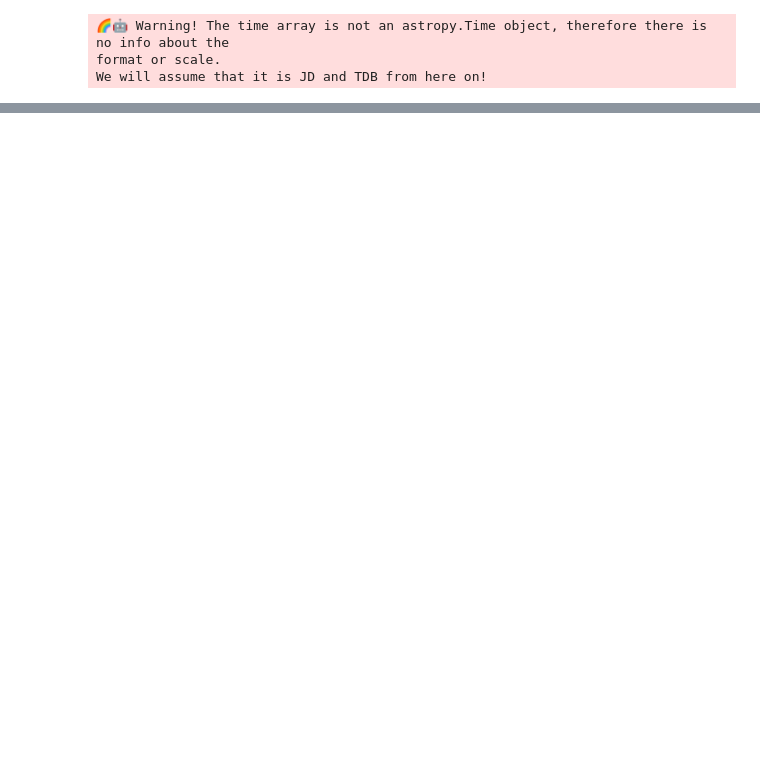
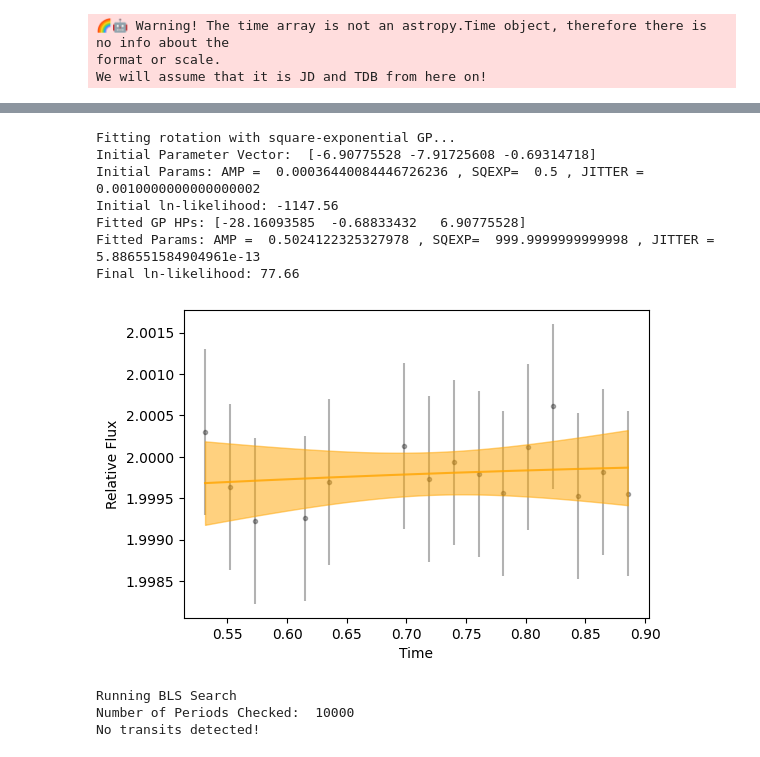
Before and after one commit to catrionamurray/occultence, a Jupyter notebook: test.ipynb, the cells around one changed output, grey strips where cells are left out. Drawn from its saved outputs; the diff is of its cells as text; code cells hidden in the pictures; blank space fills up the shorter version.

```diff
--- a/test.ipynb
+++ b/test.ipynb
@@ -35,0 +59,17 @@ bls_targ = gp_targ.bls_search(min_period=0.5, max_period=100, transit_duration=[
+# %%
+gp_targ = bin_targ.gp_detrend(do_first_sigma_clip=True, do_second_sigma_clip=True, nsigma=3)
+# %% [output]
+Fitting rotation with square-exponential GP...
+Initial Parameter Vector:  [-6.90775528 -7.91725608 -0.69314718]
+Initial Params: AMP =  0.00036440084446726236 , SQEXP=  0.5 , JITTER =  0.0010000000000000002
+Initial ln-likelihood: -1147.56
+Fitted GP HPs: [-28.16093585  -0.68833432   6.90775528]
+Fitted Params: AMP =  0.5024122325327978 , SQEXP=  999.9999999999998 , JITTER =  5.886551584904961e-13
+Final ln-likelihood: 77.66
+[figure, added]
+# %%
+bls_targ = gp_targ.find_transits(minimum_period=0.5, maximum_period=1, transit_durations=[0.1, 0.2, 0.3])
+# %% [output]
+Running BLS Search
+Number of Periods Checked:  10000
+No transits detected!
```
Also changed, not shown: parts of 14 cells of this notebook, 11 other files.
